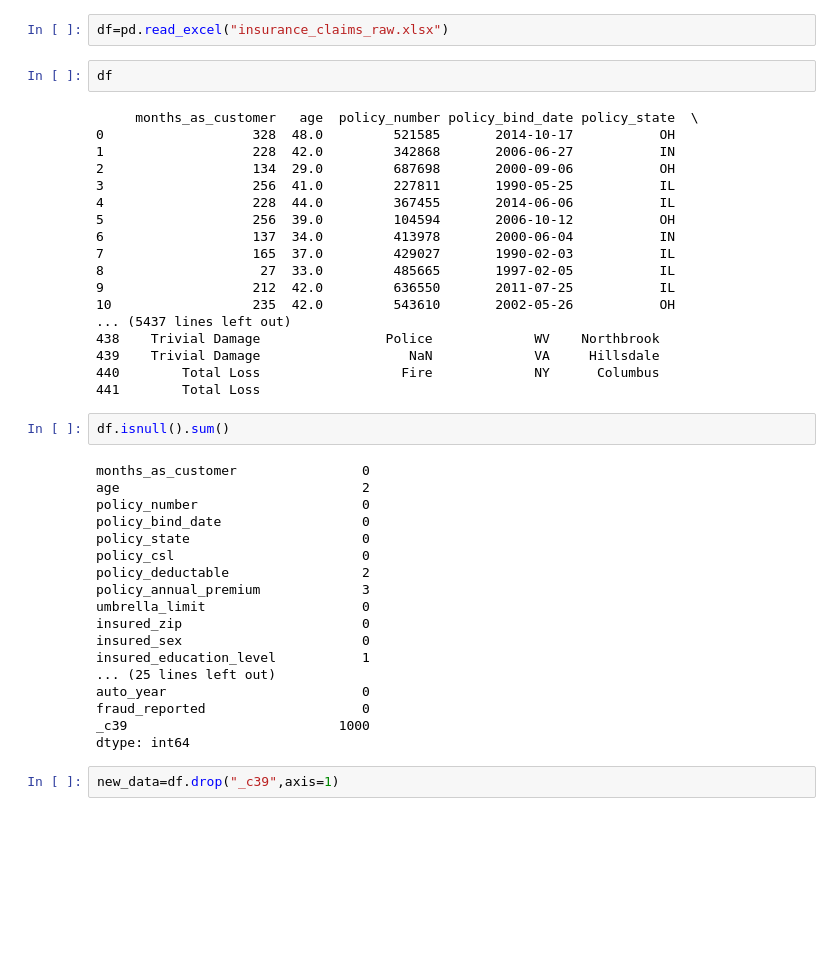
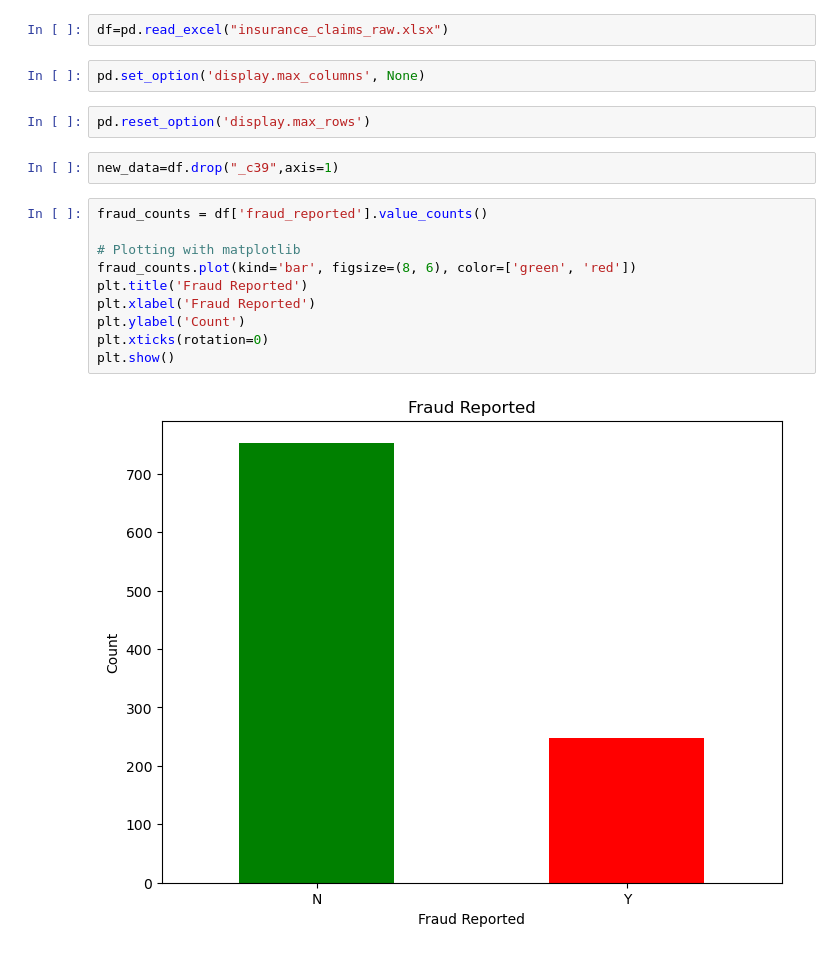
Before and after one commit to Lindelani82/Insurance-Claims-fraud-detection, a Jupyter notebook: Untitled-1.ipynb, the cells around one changed output. Saved outputs shown, nothing was run; the diff lists cells and outputs as text; blank space fills up the shorter version.

```diff
--- a/Untitled-1.ipynb
+++ b/Untitled-1.ipynb
@@ -3,44 +20,20 @@ import pandas as pd
 # %%
 df=pd.read_excel("insurance_claims_raw.xlsx")
-# %%
-df
-# %% [output]
-     months_as_customer   age  policy_number policy_bind_date policy_state  \
-0                   328  48.0         521585       2014-10-17           OH
-1                   228  42.0         342868       2006-06-27           IN
-2                   134  29.0         687698       2000-09-06           OH
-3                   256  41.0         227811       1990-05-25           IL
-4                   228  44.0         367455       2014-06-06           IL
-5                   256  39.0         104594       2006-10-12           OH
-6                   137  34.0         413978       2000-06-04           IN
-7                   165  37.0         429027       1990-02-03           IL
-8                    27  33.0         485665       1997-02-05           IL
-9                   212  42.0         636550       2011-07-25           IL
-10                  235  42.0         543610       2002-05-26           OH
-... (5437 lines left out)
-438    Trivial Damage                Police             WV    Northbrook
-439    Trivial Damage                   NaN             VA     Hillsdale
-440        Total Loss                  Fire             NY      Columbus
-441        Total Loss
-# %%
-df.isnull().sum()
-# %% [output]
-months_as_customer                0
-age                               2
-policy_number                     0
-policy_bind_date                  0
-policy_state                      0
-policy_csl                        0
-policy_deductable                 2
-policy_annual_premium             3
-umbrella_limit                    0
-insured_zip                       0
-insured_sex                       0
-insured_education_level           1
-... (25 lines left out)
-auto_year                         0
-fraud_reported                    0
-_c39                           1000
-dtype: int64
+# %%
+pd.set_option('display.max_columns', None)
+# %%
+pd.reset_option('display.max_rows')
 # %%
 new_data=df.drop("_c39",axis=1)
+# %%
+fraud_counts = df['fraud_reported'].value_counts()
+
+# Plotting with matplotlib
+fraud_counts.plot(kind='bar', figsize=(8, 6), color=['green', 'red'])
+plt.title('Fraud Reported')
+plt.xlabel('Fraud Reported')
+plt.ylabel('Count')
+plt.xticks(rotation=0)
+plt.show()
+# %% [output]
+[figure, added]
```
Also changed, not shown: parts of 22 cells of this notebook.
